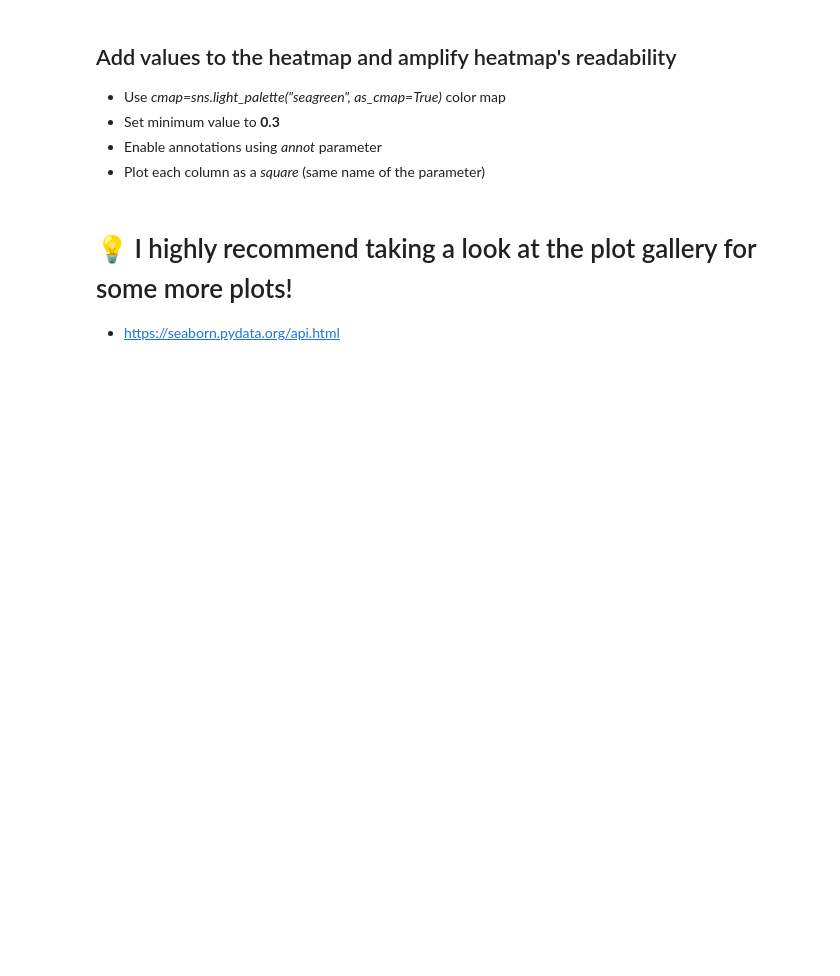
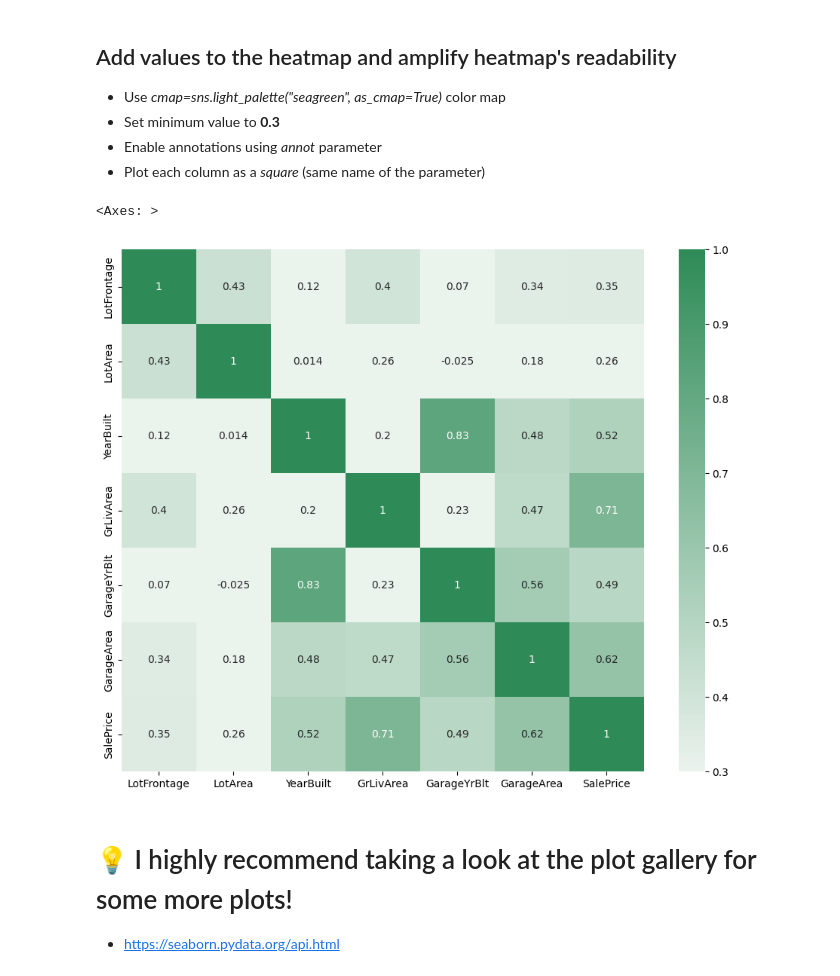
Before and after one commit to deenyse/VSB_ZSU, a Jupyter notebook: fml_03.ipynb, the cells around one changed output. Saved outputs shown, nothing was run; the diff lists cells and outputs as text; code cells hidden in the pictures; blank space fills up the shorter version.

```diff
--- a/fml_03.ipynb
+++ b/fml_03.ipynb
@@ -218,3 +242,10 @@ plt.figure(figsize=(12, 9))
+# %%
+plt.figure(figsize=(12, 9))
+
+sns.heatmap(corr_matrix, cmap=sns.light_palette("seagreen", as_cmap=True), vmin=0.3, annot=True, square=True)
+# %% [output]
+<Axes: >
+[figure, added]
 # %% [markdown]
 # 💡 I highly recommend taking a look at the plot gallery for some more plots!
 * https://seaborn.pydata.org/api.html
```
Also changed, not shown: parts of 7 cells of this notebook.
